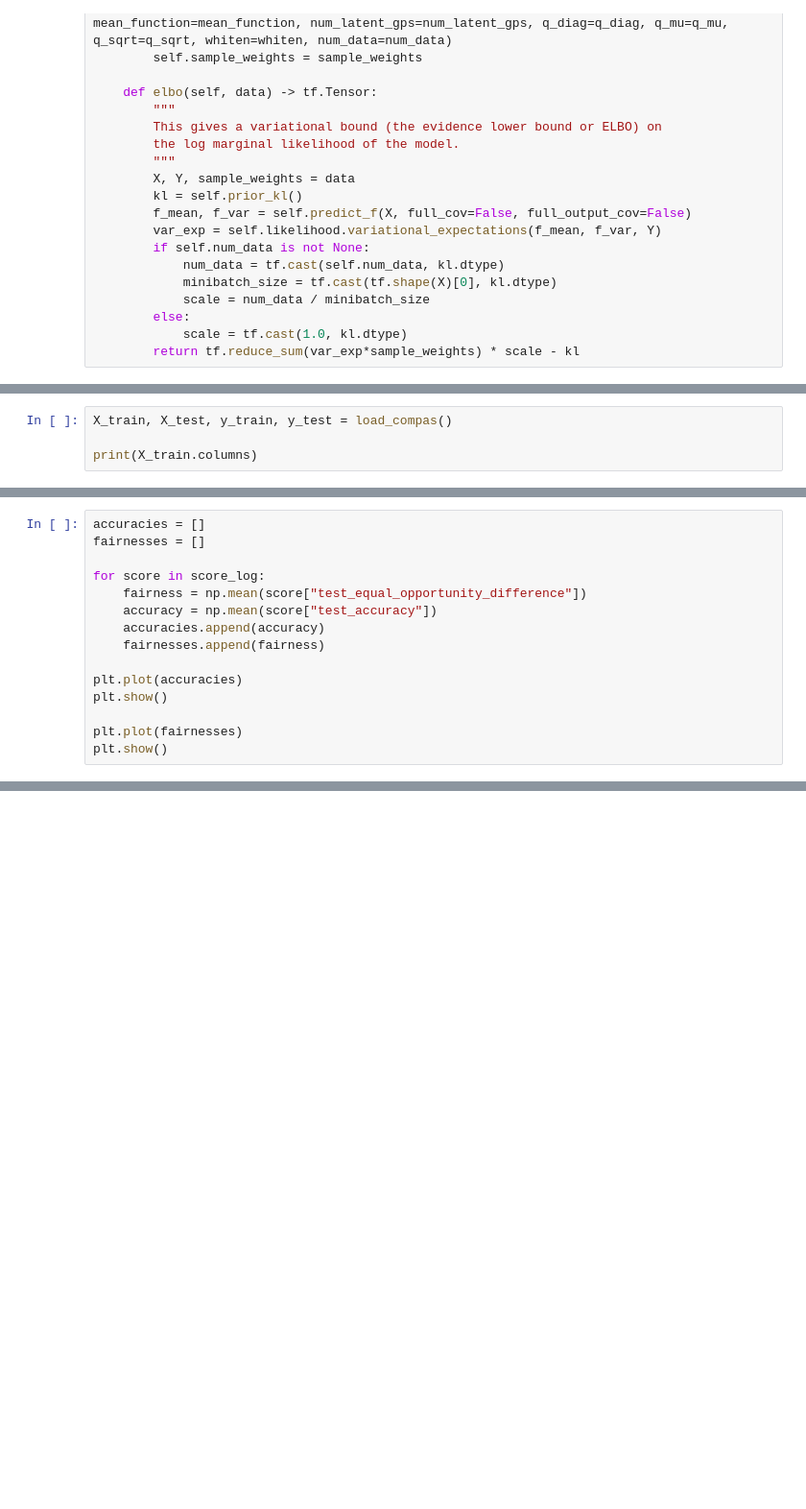
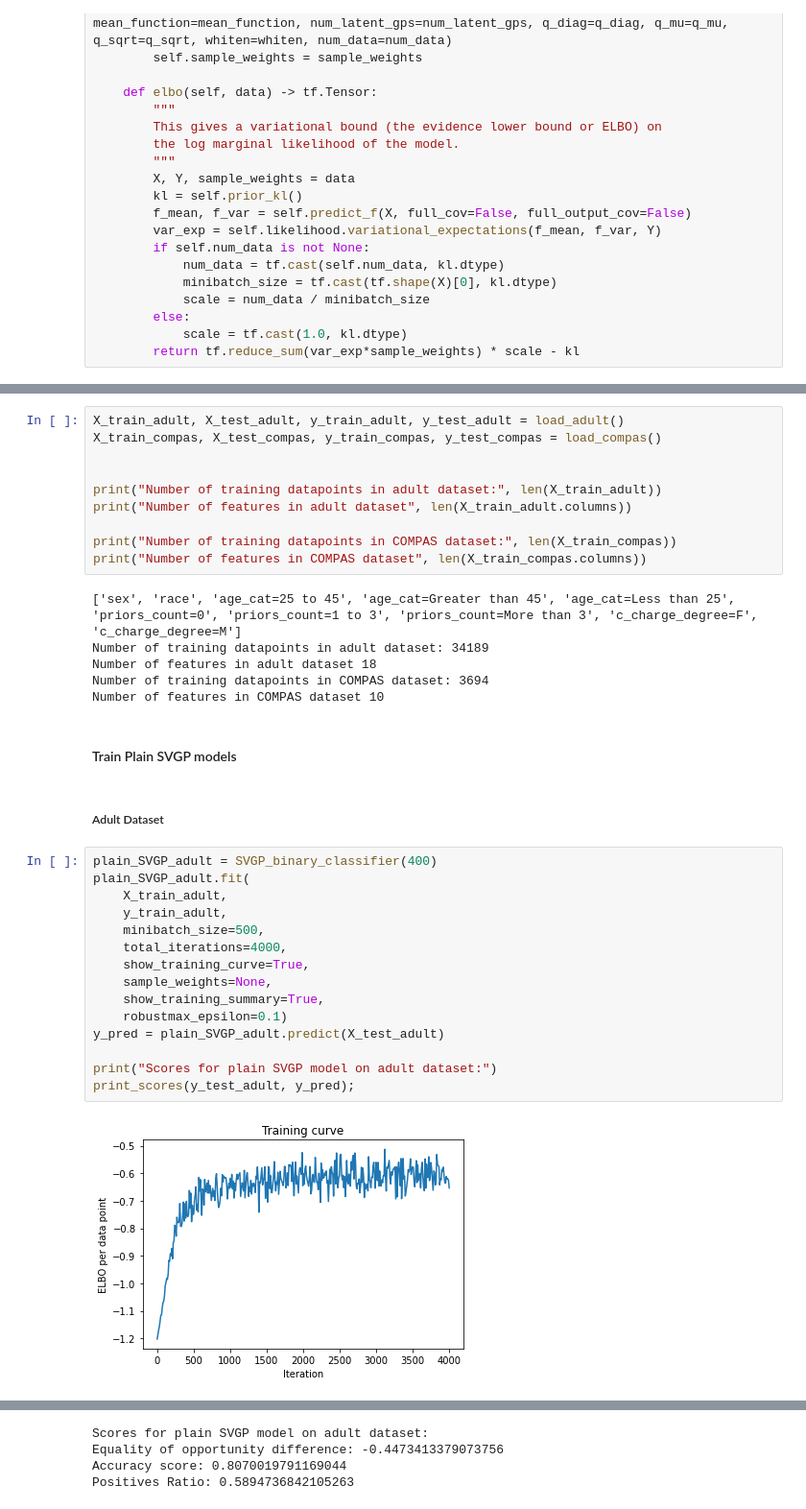
Before and after one commit to hugheshallettj/Fair_SVGP, a Jupyter notebook: SVGP_fairness_coursework.ipynb, the cells around one changed output, grey strips where cells are left out. Shown: that part at 96% size. Saved outputs shown, nothing was run; the diff lists cells and outputs as text; blank space fills up the shorter version.

```diff
--- a/SVGP_fairness_coursework.ipynb
+++ b/SVGP_fairness_coursework.ipynb
@@ -409,4 +210,0 @@ class SVGP_binary_classifier(ClassifierMixin, BaseEstimator):
-# %%
-X_train, X_test, y_train, y_test = load_compas()
-
-print(X_train.columns)
@@ -533,15 +210,0 @@ KeyboardInterrupt: ignored
-# %%
-accuracies = []
-fairnesses = []
-
-for score in score_log:
-    fairness = np.mean(score["test_equal_opportunity_difference"])
-    accuracy = np.mean(score["test_accuracy"])
-    accuracies.append(accuracy)
-    fairnesses.append(fairness)
-
-plt.plot(accuracies)
-plt.show()
-
-plt.plot(fairnesses)
-plt.show()
@@ -617,0 +481,37 @@ plt.show()
+# %%
+X_train_adult, X_test_adult, y_train_adult, y_test_adult = load_adult()
+X_train_compas, X_test_compas, y_train_compas, y_test_compas = load_compas()
+
+
+print("Number of training datapoints in adult dataset:", len(X_train_adult))
+print("Number of features in adult dataset", len(X_train_adult.columns))
+
+print("Number of training datapoints in COMPAS dataset:", len(X_train_compas))
+print("Number of features in COMPAS dataset", len(X_train_compas.columns))
+# %% [output]
+['sex', 'race', 'age_cat=25 to 45', 'age_cat=Greater than 45', 'age_cat=Less than 25', 'priors_count=0', 'priors_count=1 to 3', 'priors_count=More than 3', 'c_charge_degree=F', 'c_charge_degree=M']
+Number of training datapoints in adult dataset: 34189
+Number of features in adult dataset 18
+Number of training datapoints in COMPAS dataset: 3694
+Number of features in COMPAS dataset 10
+# %% [markdown]
+#### Train Plain SVGP models
+# %% [markdown]
+##### Adult Dataset
+# %%
+plain_SVGP_adult = SVGP_binary_classifier(400)
+plain_SVGP_adult.fit(
+    X_train_adult,
+    y_train_adult,
+    minibatch_size=500,
+    total_iterations=4000,
+    show_training_curve=True,
+    sample_weights=None,
+    show_training_summary=True,
+    robustmax_epsilon=0.1)
+y_pred = plain_SVGP_adult.predict(X_test_adult)
+
+print("Scores for plain SVGP model on adult dataset:")
+print_scores(y_test_adult, y_pred);
+# %% [output]
+[figure, added]
@@ -617,0 +526,4 @@ plt.show()
+Scores for plain SVGP model on adult dataset:
+Equality of opportunity difference: -0.4473413379073756
+Accuracy score: 0.8070019791169044
+Positives Ratio: 0.5894736842105263
```
Also changed, not shown: parts of 54 cells of this notebook, 1 other file.
